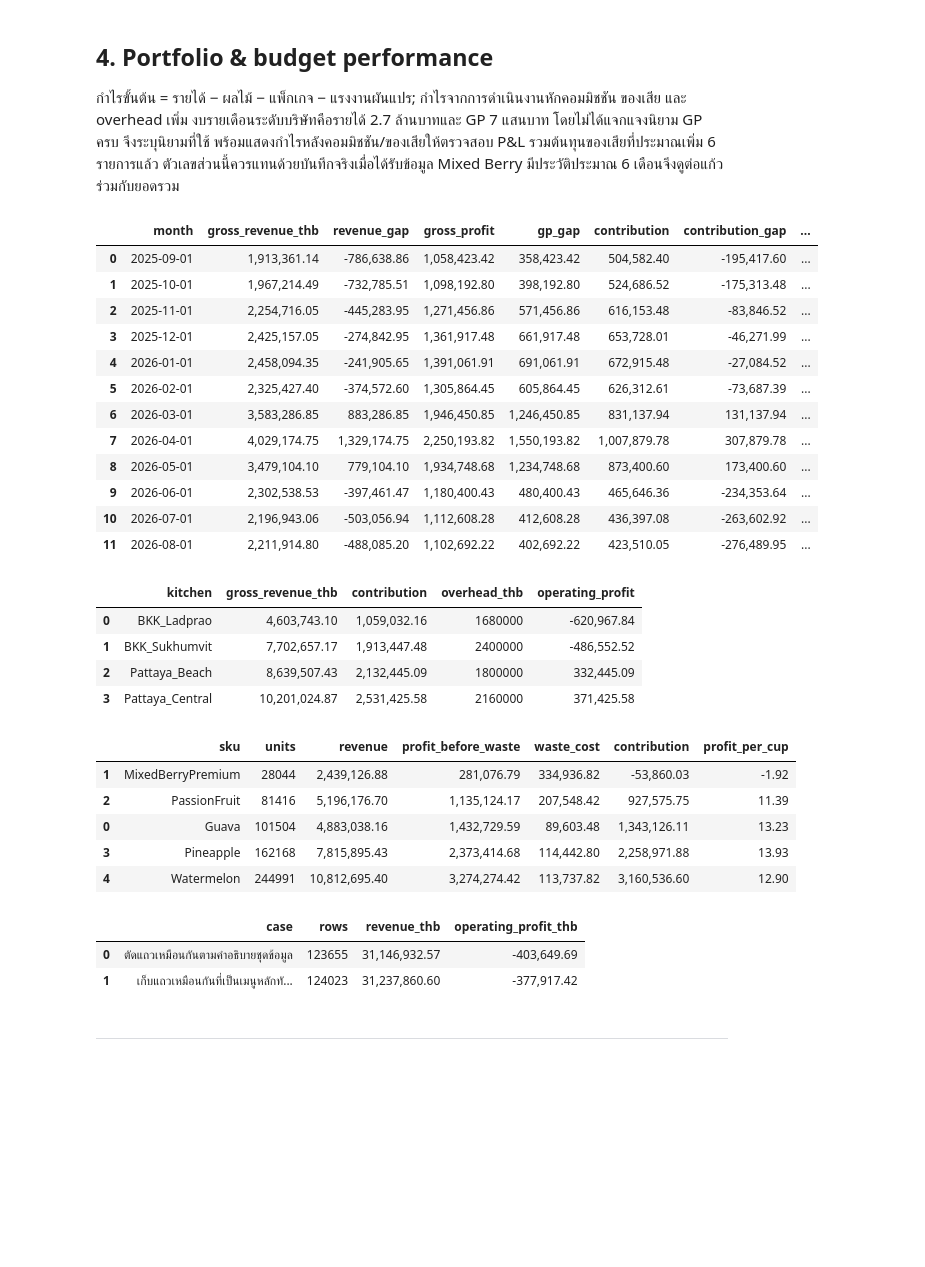
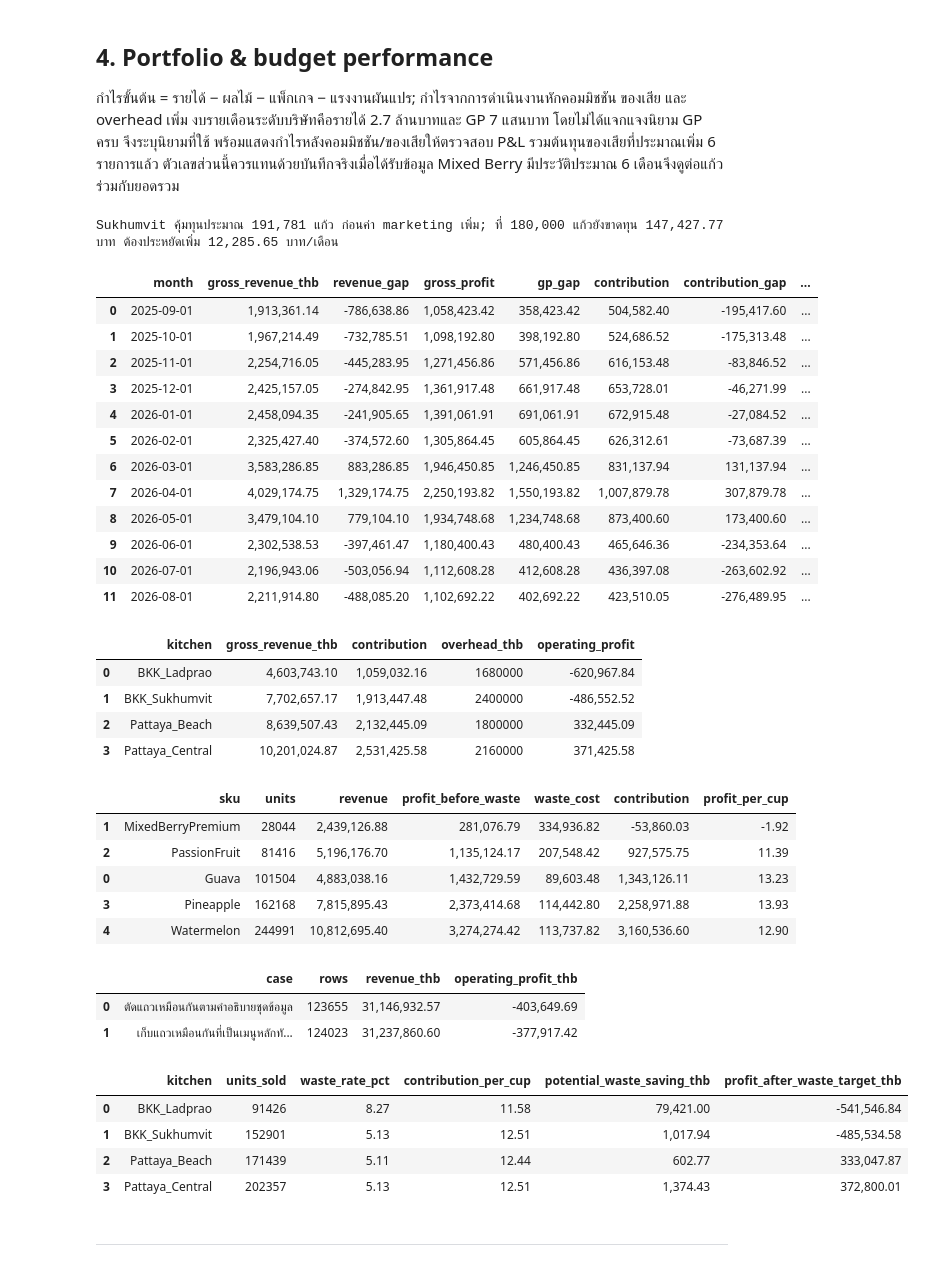
Before and after one commit to dewdew978/Analyst-Case-Study, a Jupyter notebook: analysis.ipynb, the cells around one changed output. Saved outputs shown, nothing was run; the diff lists cells and outputs as text; code cells hidden in the pictures; blank space fills up the shorter version.

Commit message:
Add data-backed kitchen and menu recommendations

```diff
--- a/analysis.ipynb
+++ b/analysis.ipynb
@@ -346,34 +356,57 @@ duplicate_sensitivity = pd.DataFrame({
 })
 display(duplicate_sensitivity)
 duplicate_sensitivity.to_csv(folder/'duplicate_sensitivity.csv', index=False, encoding='utf-8-sig')
+
+# ตรวจเป้าลดของเสียและยอดคุ้มทุนรายครัว โดยคงต้นทุน/ส่วนผสมยอดขายเดิม
+kitchen_strategy = orders.groupby('kitchen', as_index=False).agg(units_sold=('units_sold','sum'))
+kitchen_strategy = kitchen_strategy.merge(waste.groupby('kitchen', as_index=False).agg(units_wasted=('units_wasted','sum'), waste_cost_thb=('est_waste_cost_thb','sum')), on='kitchen', validate='one_to_one')
+kitchen_strategy = kitchen_strategy.merge(kitchens[['kitchen','contribution','overhead_thb','operating_profit']], on='kitchen', validate='one_to_one')
+kitchen_strategy['waste_rate_pct'] = 100*kitchen_strategy['units_wasted']/(kitchen_strategy['units_sold']+kitchen_strategy['units_wasted'])
+kitchen_strategy['contribution_per_cup'] = kitchen_strategy['contribution']/kitchen_strategy['units_sold']
+benchmark_waste_rate = .051
+kitchen_strategy['target_waste_units'] = kitchen_strategy['units_sold']*benchmark_waste_rate/(1-benchmark_waste_rate)
+kitchen_strategy['potential_waste_saving_thb'] = (kitchen_strategy['units_wasted']-kitchen_strategy['target_waste_units']).clip(lower=0)*kitchen_strategy['waste_cost_thb']/kitchen_strategy['units_wasted']
+kitchen_strategy['profit_after_waste_target_thb'] = kitchen_strategy['operating_profit']+kitchen_strategy['potential_waste_saving_thb']
+sukh = kitchen_strategy.loc[kitchen_strategy['kitchen'].eq('BKK_Sukhumvit')].iloc[0]
+sukh_break_even_units = int(np.ceil(sukh['overhead_thb']/sukh['contribution_per_cup']))
+sukh_profit_at_180k = 180000*sukh['contribution_per_cup']-sukh['overhead_thb']
+sukh_monthly_gap_at_180k = max(0,-sukh_profit_at_180k)/pnl['month'].nunique()
+display(kitchen_strategy[['kitchen','units_sold','waste_rate_pct','contribution_per_cup','potential_waste_saving_thb','profit_after_waste_target_thb']])
+print(f'Sukhumvit คุ้มทุนประมาณ {sukh_break_even_units:,} แก้ว ก่อนค่า marketing เพิ่ม; ที่ 180,000 แก้วยังขาดทุน {abs(sukh_profit_at_180k):,.2f} บาท ต้องประหยัดเพิ่ม {sukh_monthly_gap_at_180k:,.2f} บาท/เดือน')
 # %% [output]
+Sukhumvit คุ้มทุนประมาณ 191,781 แก้ว ก่อนค่า marketing เพิ่ม; ที่ 180,000 แก้วยังขาดทุน 147,427.77 บาท ต้องประหยัดเพิ่ม 12,285.65 บาท/เดือน
 |  | month | gross_revenue_thb | revenue_gap | gross_profit | gp_gap | contribution | contribution_gap | ... |
 | 0 | 2025-09-01 | 1,913,361.14 | -786,638.86 | 1,058,423.42 | 358,423.42 | 504,582.40 | -195,417.60 | ... |
 | 1 | 2025-10-01 | 1,967,214.49 | -732,785.51 | 1,098,192.80 | 398,192.80 | 524,686.52 | -175,313.48 | ... |
 | 2 | 2025-11-01 | 2,254,716.05 | -445,283.95 | 1,271,456.86 | 571,456.86 | 616,153.48 | -83,846.52 | ... |
 | 3 | 2025-12-01 | 2,425,157.05 | -274,842.95 | 1,361,917.48 | 661,917.48 | 653,728.01 | -46,271.99 | ... |
 | 4 | 2026-01-01 | 2,458,094.35 | -241,905.65 | 1,391,061.91 | 691,061.91 | 672,915.48 | -27,084.52 | ... |
 | 5 | 2026-02-01 | 2,325,427.40 | -374,572.60 | 1,305,864.45 | 605,864.45 | 626,312.61 | -73,687.39 | ... |
 | 6 | 2026-03-01 | 3,583,286.85 | 883,286.85 | 1,946,450.85 | 1,246,450.85 | 831,137.94 | 131,137.94 | ... |
 | 7 | 2026-04-01 | 4,029,174.75 | 1,329,174.75 | 2,250,193.82 | 1,550,193.82 | 1,007,879.78 | 307,879.78 | ... |
 | 8 | 2026-05-01 | 3,479,104.10 | 779,104.10 | 1,934,748.68 | 1,234,748.68 | 873,400.60 | 173,400.60 | ... |
 | 9 | 2026-06-01 | 2,302,538.53 | -397,461.47 | 1,180,400.43 | 480,400.43 | 465,646.36 | -234,353.64 | ... |
 | 10 | 2026-07-01 | 2,196,943.06 | -503,056.94 | 1,112,608.28 | 412,608.28 | 436,397.08 | -263,602.92 | ... |
 | 11 | 2026-08-01 | 2,211,914.80 | -488,085.20 | 1,102,692.22 | 402,692.22 | 423,510.05 | -276,489.95 | ... |
 |  | kitchen | gross_revenue_thb | contribution | overhead_thb | operating_profit |
 | 0 | BKK_Ladprao | 4,603,743.10 | 1,059,032.16 | 1680000 | -620,967.84 |
 | 1 | BKK_Sukhumvit | 7,702,657.17 | 1,913,447.48 | 2400000 | -486,552.52 |
 | 2 | Pattaya_Beach | 8,639,507.43 | 2,132,445.09 | 1800000 | 332,445.09 |
 | 3 | Pattaya_Central | 10,201,024.87 | 2,531,425.58 | 2160000 | 371,425.58 |
 |  | sku | units | revenue | profit_before_waste | waste_cost | contribution | profit_per_cup |
 | 1 | MixedBerryPremium | 28044 | 2,439,126.88 | 281,076.79 | 334,936.82 | -53,860.03 | -1.92 |
 | 2 | PassionFruit | 81416 | 5,196,176.70 | 1,135,124.17 | 207,548.42 | 927,575.75 | 11.39 |
 | 0 | Guava | 101504 | 4,883,038.16 | 1,432,729.59 | 89,603.48 | 1,343,126.11 | 13.23 |
 | 3 | Pineapple | 162168 | 7,815,895.43 | 2,373,414.68 | 114,442.80 | 2,258,971.88 | 13.93 |
 | 4 | Watermelon | 244991 | 10,812,695.40 | 3,274,274.42 | 113,737.82 | 3,160,536.60 | 12.90 |
 |  | case | rows | revenue_thb | operating_profit_thb |
 | 0 | ตัดแถวเหมือนกันตามคำอธิบายชุดข้อมูล | 123655 | 31,146,932.57 | -403,649.69 |
 | 1 | เก็บแถวเหมือนกันที่เป็นเมนูหลักทั... | 124023 | 31,237,860.60 | -377,917.42 |
+|  | kitchen | units_sold | waste_rate_pct | contribution_per_cup | potential_waste_saving_thb | profit_after_waste_target_thb |
+| 0 | BKK_Ladprao | 91426 | 8.27 | 11.58 | 79,421.00 | -541,546.84 |
+| 1 | BKK_Sukhumvit | 152901 | 5.13 | 12.51 | 1,017.94 | -485,534.58 |
+| 2 | Pattaya_Beach | 171439 | 5.11 | 12.44 | 602.77 | 333,047.87 |
+| 3 | Pattaya_Central | 202357 | 5.13 | 12.51 | 1,374.43 | 372,800.01 |
 # %% [markdown]
 ---
 # %% [markdown]
```
Also changed, not shown: parts of 1 cell of this notebook, 1 other file.
